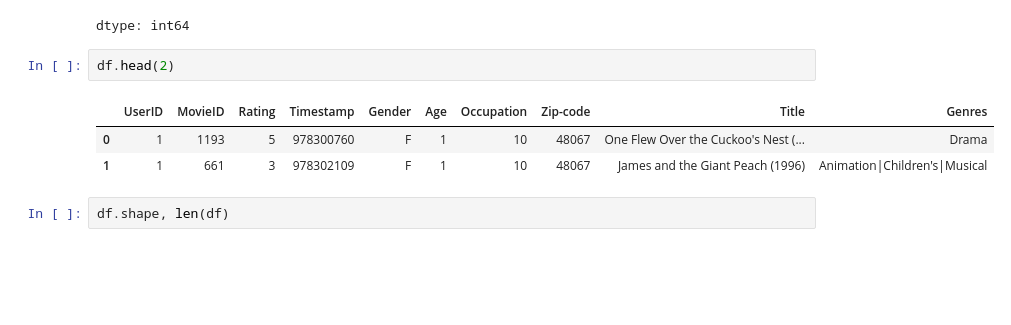
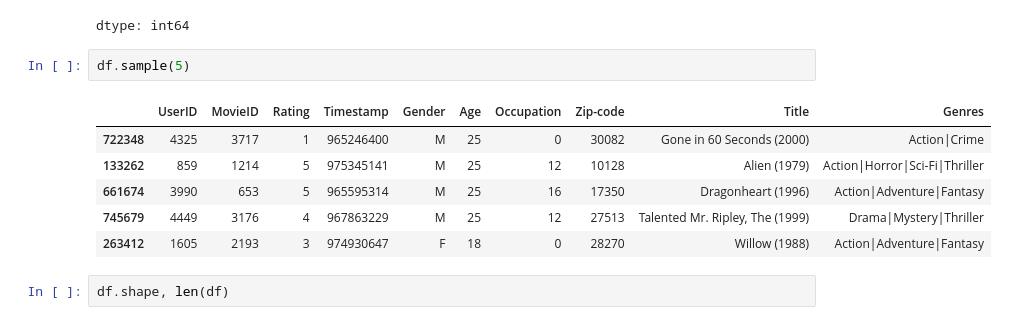
Before and after one commit to stevechengnyc/meta_learners, a Jupyter notebook: MovieLens_EconML_Uplift_Modeling_Final.ipynb, the cells around one changed output. Drawn from its saved outputs; the diff is of its cells as text; blank space fills up the shorter version.

```diff
--- a/MovieLens_EconML_Uplift_Modeling_Final.ipynb
+++ b/MovieLens_EconML_Uplift_Modeling_Final.ipynb
@@ -482,11 +490,14 @@ df['Age'].value_counts()
 | 1 | 27211 |
 dtype: int64
 # %%
-df.head(2)
+df.sample(5)
 # %% [output]
 |  | UserID | MovieID | Rating | Timestamp | Gender | Age | Occupation | Zip-code | Title | Genres |
-| 0 | 1 | 1193 | 5 | 978300760 | F | 1 | 10 | 48067 | One Flew Over the Cuckoo's Nest (... | Drama |
-| 1 | 1 | 661 | 3 | 978302109 | F | 1 | 10 | 48067 | James and the Giant Peach (1996) | Animation|Children's|Musical |
+| 722348 | 4325 | 3717 | 1 | 965246400 | M | 25 | 0 | 30082 | Gone in 60 Seconds (2000) | Action|Crime |
+| 133262 | 859 | 1214 | 5 | 975345141 | M | 25 | 12 | 10128 | Alien (1979) | Action|Horror|Sci-Fi|Thriller |
+| 661674 | 3990 | 653 | 5 | 965595314 | M | 25 | 16 | 17350 | Dragonheart (1996) | Action|Adventure|Fantasy |
+| 745679 | 4449 | 3176 | 4 | 967863229 | M | 25 | 12 | 27513 | Talented Mr. Ripley, The (1999) | Drama|Mystery|Thriller |
+| 263412 | 1605 | 2193 | 3 | 974930647 | F | 18 | 0 | 28270 | Willow (1988) | Action|Adventure|Fantasy |
 # %%
 df.shape, len(df)
 # %% [output]
```
Also changed, not shown: parts of 15 cells of this notebook.
